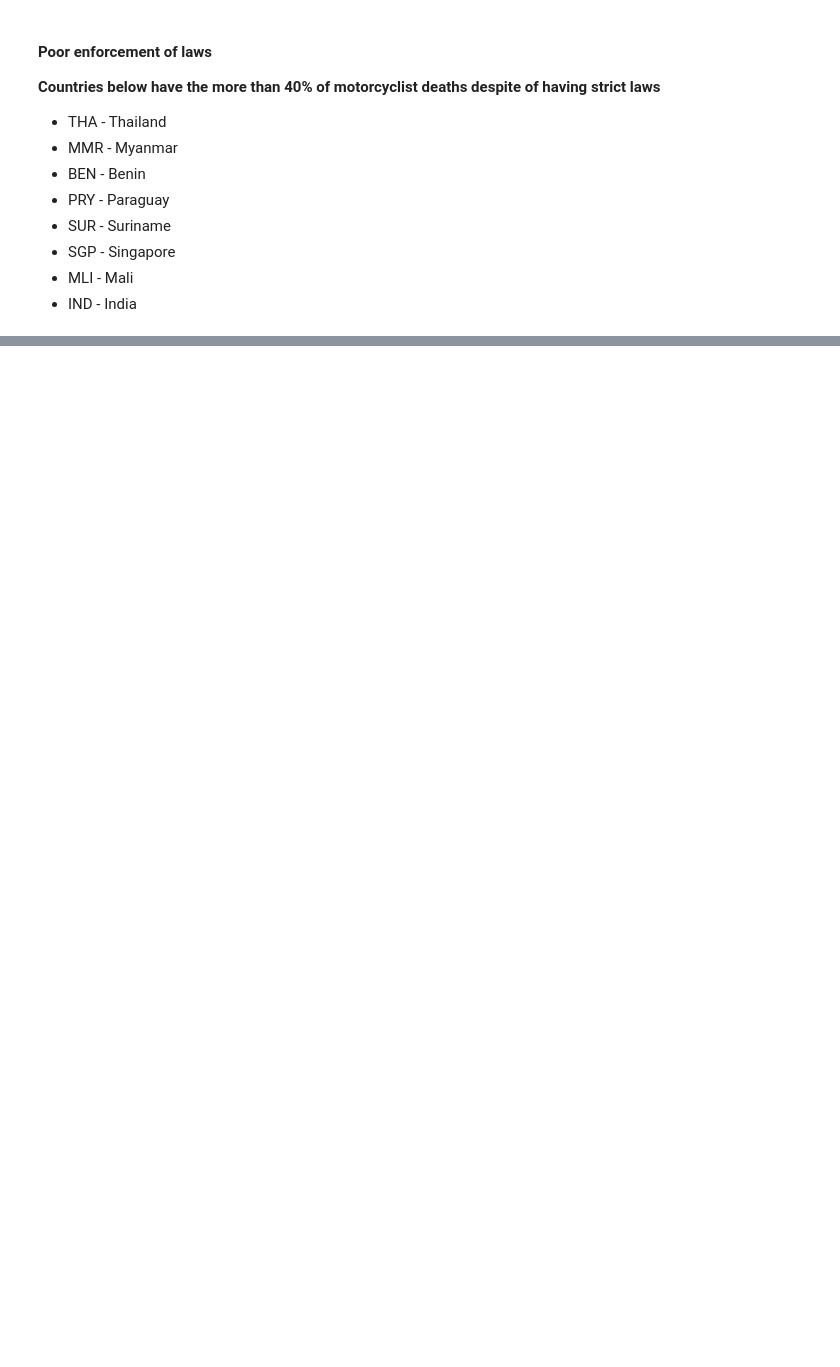
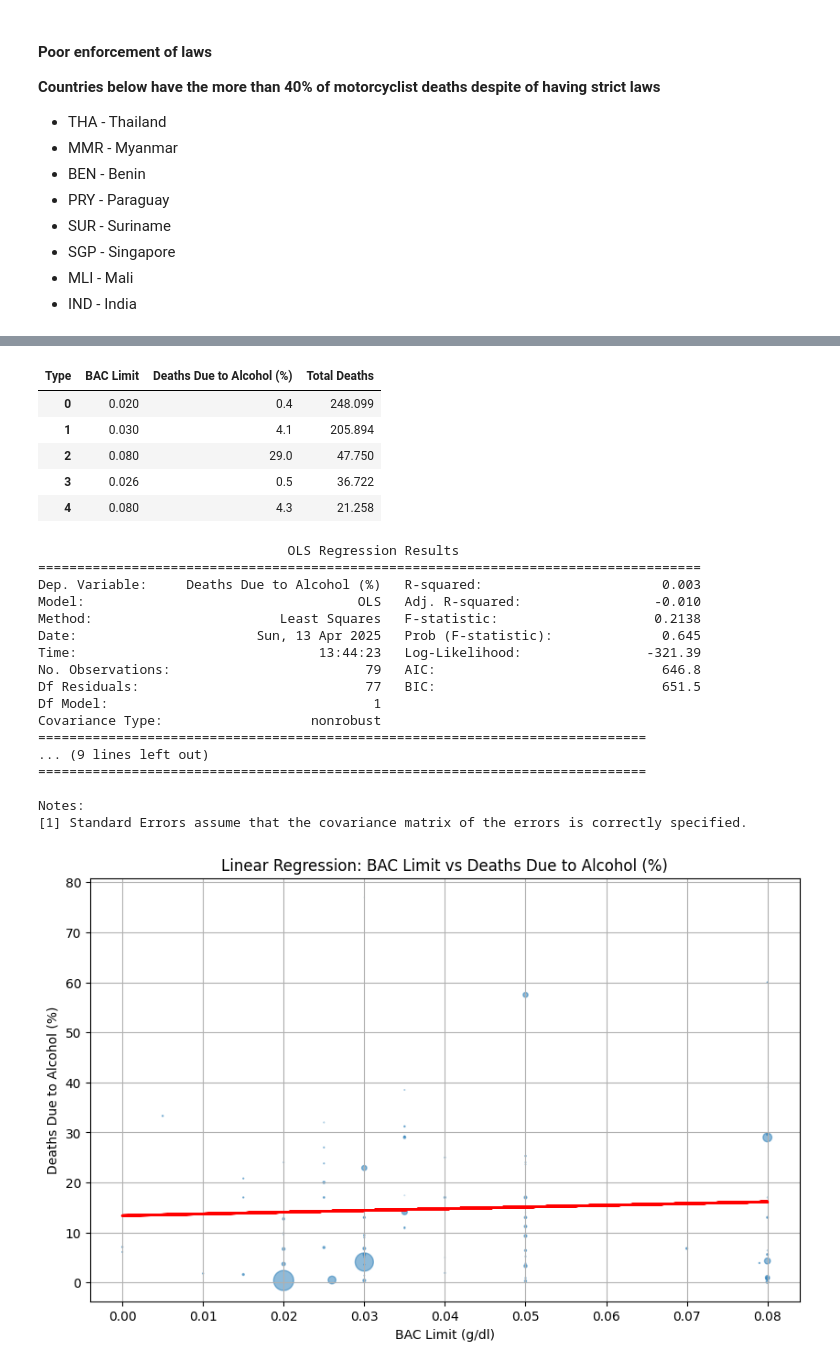
Before and after one commit to samarth2015/writing_assignment, a Jupyter notebook: Road_safety.ipynb, the cells around one changed output, grey strips where cells are left out. Cells and saved outputs as stored; diff of their text form; code cells hidden in the pictures; blank space fills up the shorter version.

Commit message:
Alcohol Inferences

```diff
--- a/Road_safety.ipynb
+++ b/Road_safety.ipynb
@@ -430,0 +695,77 @@ fig.show()
+# %%
+# regression line for the bubble chart
+import statsmodels.api as sm
+import statsmodels.formula.api as smf
+import seaborn as sns
+import matplotlib.pyplot as plt
+import numpy as np
+import pandas as pd
+import plotly.express as px
+import plotly.graph_objects as go
+import plotly.io as pio
+
+# Data for regression: merged_df dataframe
+# X: BAC limit (g/dl)
+# Y: % deaths due to alcohol
+# Size: total traffic deaths (scaled)
+# Color: Country
+# We will use the scaled size for the regression line
+
+# Create a new dataframe with the relevant columns
+regression_df = merged_df[['Blood Alcohol Concentration (BAC) limit for drivers',
+                             'Attribution of road traffic deaths to alcohol (%)',
+                             'Scaled Deaths']].copy()
+regression_df.rename(columns={'Blood Alcohol Concentration (BAC) limit for drivers': 'BAC Limit',
+                               'Attribution of road traffic deaths to alcohol (%)': 'Deaths Due to Alcohol (%)',
+                               'Scaled Deaths': 'Total Deaths'}, inplace=True)
+# Drop rows with NaN values
+regression_df.dropna(inplace=True)
+# Reset index
+regression_df.reset_index(drop=True, inplace=True)
+display(regression_df.head())
+
+# Create a linear regression model
+X = regression_df['BAC Limit']
+Y = regression_df['Deaths Due to Alcohol (%)']
+X = sm.add_constant(X)  # Add a constant term to the predictor
+
+model = sm.OLS(Y, X).fit()  # Fit the model
+predictions = model.predict(X)  # Make predictions
+
+# Print the summary of the model
+print(model.summary())
+
+# Plot the regression line
+plt.figure(figsize=(10, 6))
+plt.scatter(X['BAC Limit'], Y, s=regression_df['Total Deaths'], alpha=0.5)
+plt.plot(X['BAC Limit'], predictions, color='red', linewidth=2)
+plt.xlabel('BAC Limit (g/dl)')
+plt.ylabel('Deaths Due to Alcohol (%)')
+plt.title('Linear Regression: BAC Limit vs Deaths Due to Alcohol (%)')
+plt.grid()
+plt.show()
+# %% [output]
+| Type | BAC Limit | Deaths Due to Alcohol (%) | Total Deaths |
+| 0 | 0.020 | 0.4 | 248.099 |
+| 1 | 0.030 | 4.1 | 205.894 |
+| 2 | 0.080 | 29.0 | 47.750 |
+| 3 | 0.026 | 0.5 | 36.722 |
+| 4 | 0.080 | 4.3 | 21.258 |
+                                OLS Regression Results
+=====================================================================================
+Dep. Variable:     Deaths Due to Alcohol (%)   R-squared:                       0.003
+Model:                                   OLS   Adj. R-squared:                 -0.010
+Method:                        Least Squares   F-statistic:                    0.2138
+Date:                       Sun, 13 Apr 2025   Prob (F-statistic):              0.645
+Time:                               13:44:23   Log-Likelihood:                -321.39
+No. Observations:                         79   AIC:                             646.8
+Df Residuals:                             77   BIC:                             651.5
+Df Model:                                  1
+Covariance Type:                   nonrobust
+==============================================================================
+... (9 lines left out)
+==============================================================================
+
+Notes:
+[1] Standard Errors assume that the covariance matrix of the errors is correctly specified.
+[figure, added]
```
Also changed, not shown: parts of 8 cells of this notebook.
